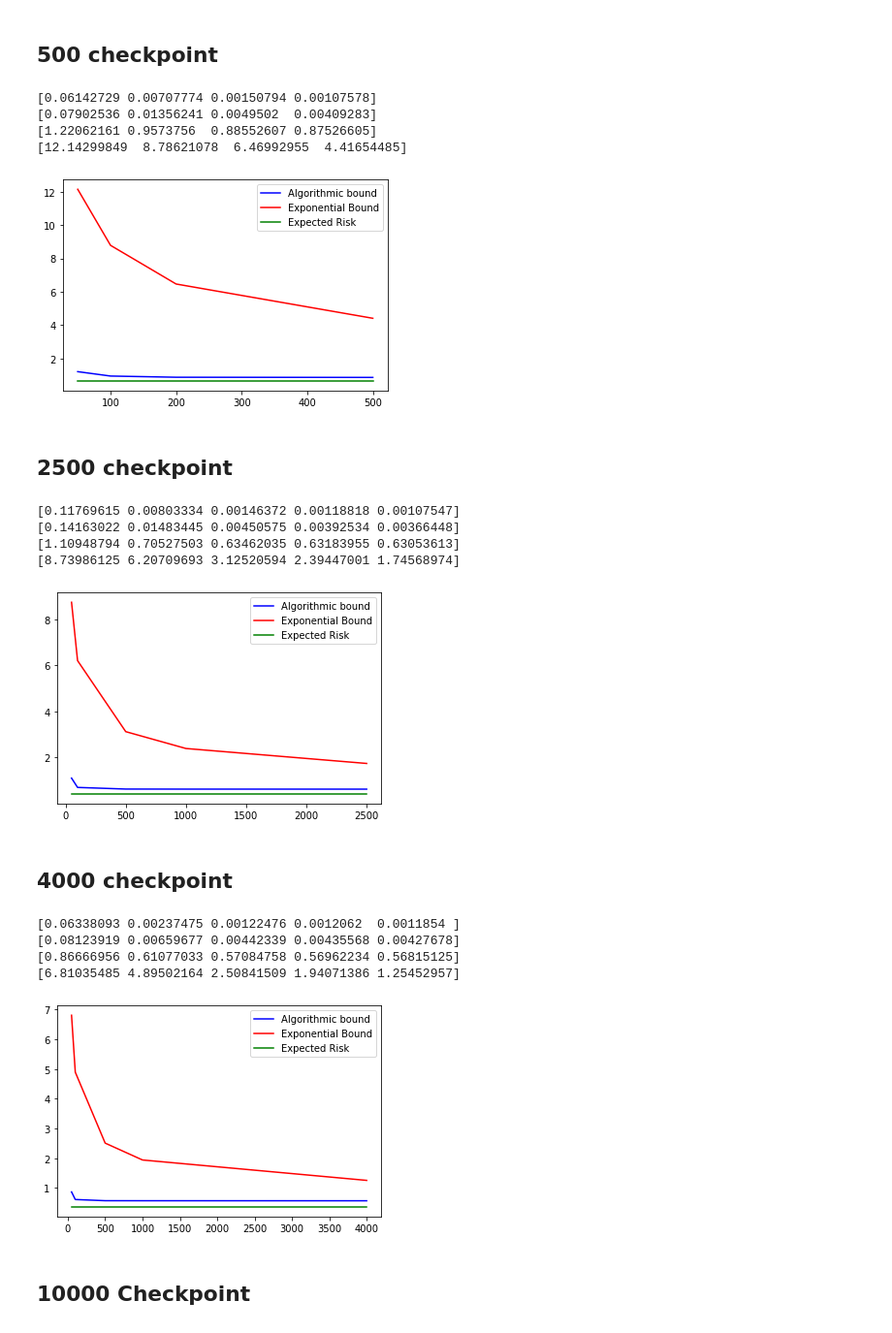
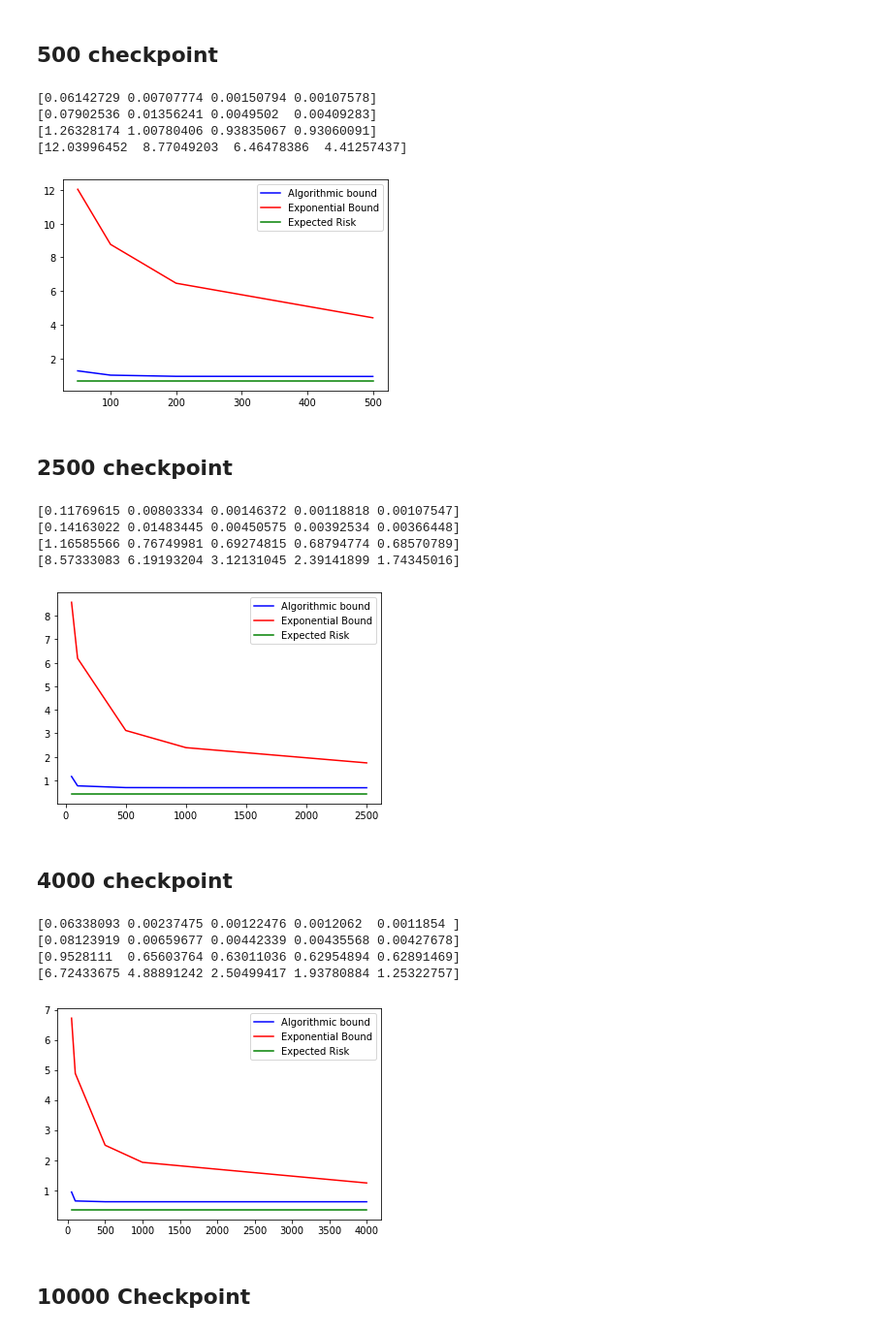
Before and after one commit to stresearch/str_hilbertcoresetbounds, a Jupyter notebook: bounds/isi_cifar/isi_cifar_results.ipynb, the cells around one changed output. Shown at 97% size. Saved outputs shown, nothing was run; the diff lists cells and outputs as text; code cells hidden in the pictures.

```diff
--- a/bounds/isi_cifar/isi_cifar_results.ipynb
+++ b/bounds/isi_cifar/isi_cifar_results.ipynb
@@ -43,15 +43,14 @@ print(correct_emp)
 correct_diff = w_tilde_minus_p_norm**2 * xi * math.sqrt(2 * math.log(2 * 50000**2 / 0.05) / 7000)
 print(correct_diff)
 
-alg_bound_500 = lw_norm + llw_norm + correct_emp + correct_diff
-print(alg_bound_500)
-
 top = sigma * eta * eta_bar * beta
 first = eta_bar**2 * beta**(-2 * (checkpoint_list-1))
 second = eta**2 * (checkpoint_list-1)
 exponential_bound = top / np.sqrt(first + second)
 
-exp_bound_500 = lw_norm + exponential_bound + correct_emp + correct_diff
+alg_bound_500 = np.sqrt(lw_norm ** 2 + correct_emp) + np.sqrt(llw_norm ** 2 + correct_diff)
+print(alg_bound_500)
+exp_bound_500 = np.sqrt(lw_norm ** 2 + correct_emp) + np.sqrt(exponential_bound ** 2 + correct_diff)
 print(exp_bound_500)
 
 plt.plot(checkpoint_list, alg_bound_500, label="Algorithmic bound", color='b')
@@ -61,8 +60,8 @@ plt.legend();
 # %% [output]
 [0.06142729 0.00707774 0.00150794 0.00107578]
 [0.07902536 0.01356241 0.0049502  0.00409283]
-[1.22062161 0.9573756  0.88552607 0.87526605]
-[12.14299849  8.78621078  6.46992955  4.41654485]
+[1.26328174 1.00780406 0.93835067 0.93060091]
+[12.03996452  8.77049203  6.46478386  4.41257437]
 [figure]
 # %% [markdown]
 ## 2500 checkpoint
@@ -101,15 +100,14 @@ print(correct_emp)
 correct_diff = w_tilde_minus_p_norm**2 * xi * math.sqrt(2 * math.log(2 * 50000**2 / 0.05) / 7000)
 print(correct_diff)
 
-alg_bound_2500 = lw_norm + llw_norm + correct_emp + correct_diff
-print(alg_bound_2500)
-
 top = sigma * eta * eta_bar * beta
 first = eta_bar**2 * beta**(-2 * (checkpoint_list-1))
 second = eta**2 * (checkpoint_list-1)
 exponential_bound = top / np.sqrt(first + second)
 
-exp_bound_2500 = lw_norm + exponential_bound + correct_emp + correct_diff
+alg_bound_2500 = np.sqrt(lw_norm ** 2 + correct_emp) + np.sqrt(llw_norm ** 2 + correct_diff)
+print(alg_bound_2500)
+exp_bound_2500 = np.sqrt(lw_norm ** 2 + correct_emp) + np.sqrt(exponential_bound ** 2 + correct_diff)
 print(exp_bound_2500)
 
 plt.plot(checkpoint_list, alg_bound_2500, label="Algorithmic bound", color='b')
@@ -119,9 +117,9 @@ plt.legend();
 # %% [output]
 [0.11769615 0.00803334 0.00146372 0.00118818 0.00107547]
 [0.14163022 0.01483445 0.00450575 0.00392534 0.00366448]
-[1.10948794 0.70527503 0.63462035 0.63183955 0.63053613]
-[8.73986125 6.20709693 3.12520594 2.39447001 1.74568974]
+[1.16585566 0.76749981 0.69274815 0.68794774 0.68570789]
+[8.57333083 6.19193204 3.12131045 2.39141899 1.74345016]
-[figure, old version]
+[figure, new version]
 # %% [markdown]
 ## 4000 checkpoint
 # %%
@@ -156,30 +154,29 @@ for i in range(len(checkpoint_list)):
 # %%
 correct_emp = w_tilde_norm**2 * xi * math.sqrt(2 * math.log(2 * 50000**2 / 0.05) / 7000)
 print(correct_emp)
 correct_diff = w_tilde_minus_p_norm**2 * xi * math.sqrt(2 * math.log(2 * 50000**2 / 0.05) / 7000)
 print(correct_diff)
 
-alg_bound_4000 = lw_norm + llw_norm + correct_emp + correct_diff
-print(alg_bound_4000)
-
 top = sigma * eta * eta_bar * beta
 first = eta_bar**2 * beta**(-2 * (checkpoint_list-1))
 second = eta**2 * (checkpoint_list-1)
 exponential_bound = top / np.sqrt(first + second)
 
-exp_bound_4000 = lw_norm + exponential_bound + correct_emp + correct_diff
+alg_bound_4000 = np.sqrt(lw_norm ** 2 + correct_emp) + np.sqrt(llw_norm ** 2 + correct_diff)
+print(alg_bound_4000)
+exp_bound_4000 = np.sqrt(lw_norm ** 2 + correct_emp) + np.sqrt(exponential_bound ** 2 + correct_diff)
 print(exp_bound_4000)
 
 plt.plot(checkpoint_list, alg_bound_4000, label="Algorithmic bound", color='b')
 plt.plot(checkpoint_list, exp_bound_4000, label="Exponential Bound", color='r')
 plt.plot(checkpoint_list, gen_err_4000, label="Expected Risk", color='g')
 plt.legend();
 # %% [output]
 [0.06338093 0.00237475 0.00122476 0.0012062  0.0011854 ]
 [0.08123919 0.00659677 0.00442339 0.00435568 0.00427678]
-[0.86666956 0.61077033 0.57084758 0.56962234 0.56815125]
-[6.81035485 4.89502164 2.50841509 1.94071386 1.25452957]
+[0.9528111  0.65603764 0.63011036 0.62954894 0.62891469]
+[6.72433675 4.88891242 2.50499417 1.93780884 1.25322757]
-[figure, old version]
+[figure, new version]
 # %% [markdown]
 ## 10000 Checkpoint
 # %%
```
Also changed, not shown: parts of 2 cells of this notebook, 1 other file.
